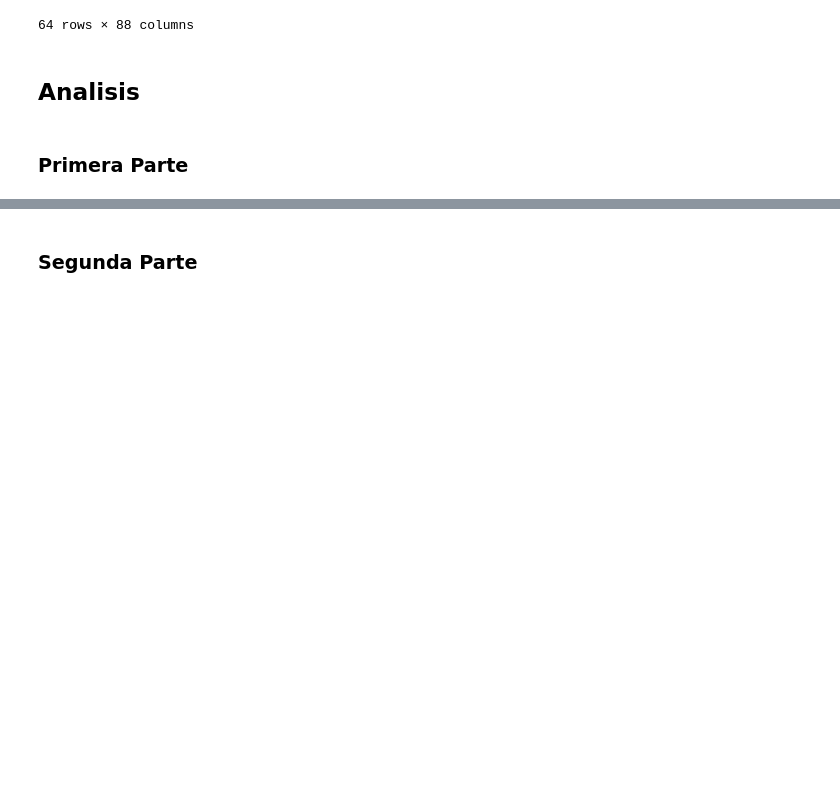
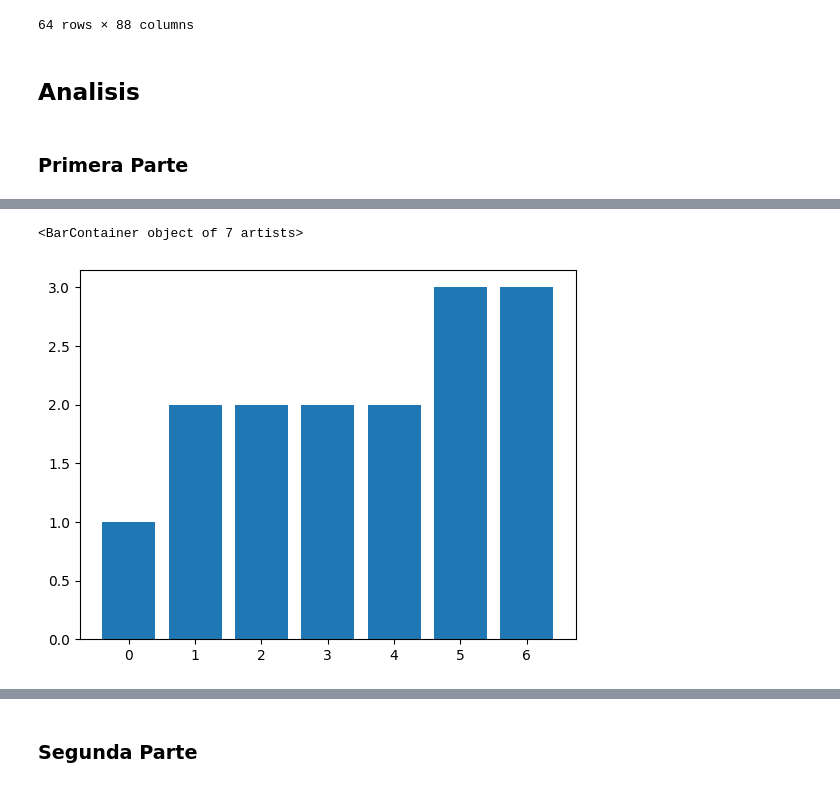
Before and after one commit to IgnacioPardo/Tecnologias_Exponenciales_2024, a Jupyter notebook: Qatar_2022/mundial_qatar_2022.ipynb, the cells around one changed output, grey strips where cells are left out. Drawn from its saved outputs; the diff is of its cells as text; code cells hidden in the pictures; blank space fills up the shorter version.

```diff
--- a/Qatar_2022/mundial_qatar_2022.ipynb
+++ b/Qatar_2022/mundial_qatar_2022.ipynb
@@ -78,0 +209,8 @@ fig, ax = plt.subplots()
+# %%
+# Podemos hacerlo mas eficiente selecionando las filas ya en orden
+golesArgentina_Partido = (
+    mundial["number of goals team1"] * filtroLocal
+    + mundial["number of goals team2"] * filtroVisitante
+)[filtroLocal | filtroVisitante]
+
+golesArgentina_Partido
@@ -78,0 +226,5 @@ fig, ax = plt.subplots()
+# %%
+plt.bar(range(len(partidos)), golesArgentina_Partido)
+# %% [output]
+<BarContainer object of 7 artists>
+[figure, added]
```
Also changed, not shown: parts of 33 cells of this notebook.
